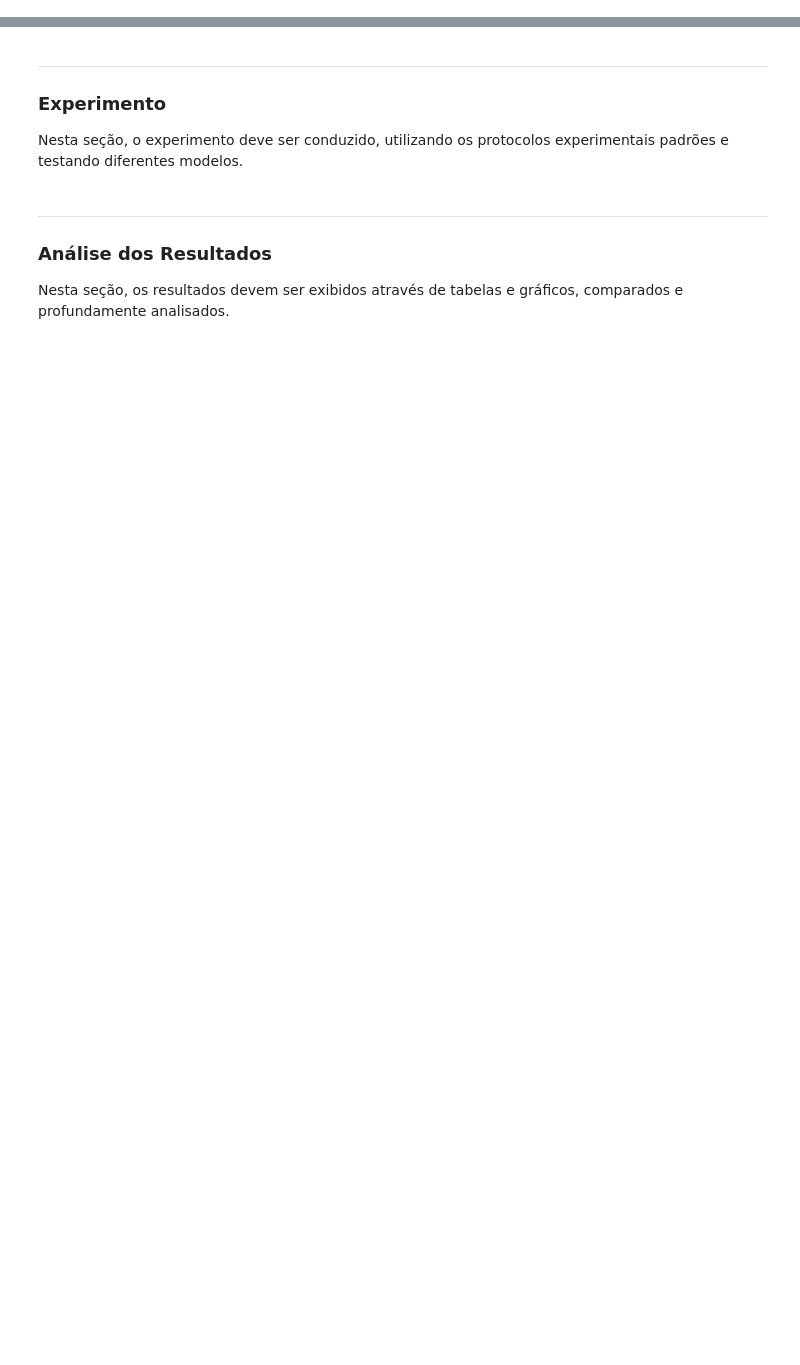
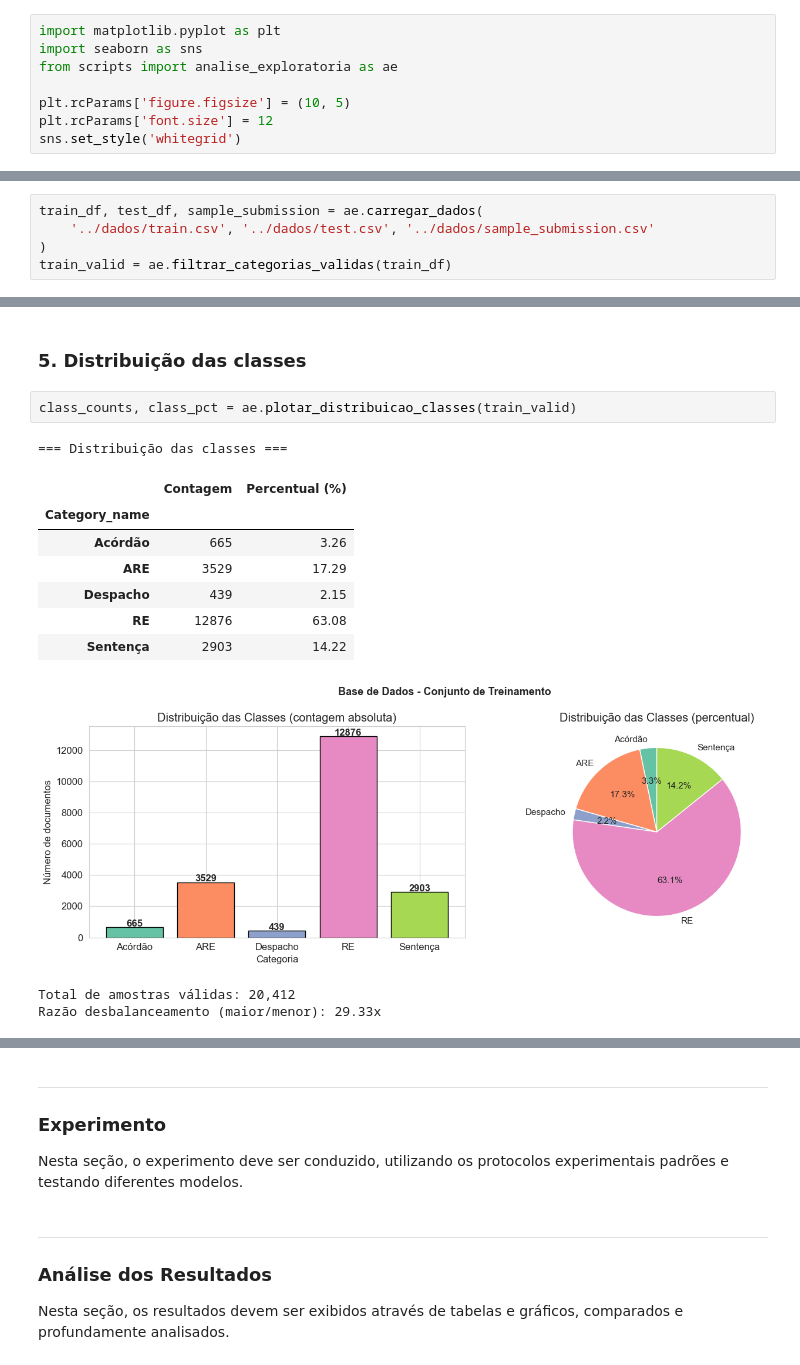
Before and after one commit to GBraga29/ProjetoPLN, a Jupyter notebook: implementacao/main.ipynb, the cells around one changed output, grey strips where cells are left out. Saved outputs shown, nothing was run; the diff lists cells and outputs as text; blank space fills up the shorter version.

```diff
--- a/implementacao/main.ipynb
+++ b/implementacao/main.ipynb
@@ -21,0 +24,8 @@ Nesta seção, deve ser feita a leitura da base de dados e todas as análises ne
+# %%
+import matplotlib.pyplot as plt
+import seaborn as sns
+from scripts import analise_exploratoria as ae
+
+plt.rcParams['figure.figsize'] = (10, 5)
+plt.rcParams['font.size'] = 12
+sns.set_style('whitegrid')
@@ -21,0 +34,5 @@ Nesta seção, deve ser feita a leitura da base de dados e todas as análises ne
+# %%
+train_df, test_df, sample_submission = ae.carregar_dados(
+    '../dados/train.csv', '../dados/test.csv', '../dados/sample_submission.csv'
+)
+train_valid = ae.filtrar_categorias_validas(train_df)
@@ -21,0 +149,16 @@ Nesta seção, deve ser feita a leitura da base de dados e todas as análises ne
+# %% [markdown]
+### 5. Distribuição das classes
+# %%
+class_counts, class_pct = ae.plotar_distribuicao_classes(train_valid)
+# %% [output]
+=== Distribuição das classes ===
+|  | Contagem | Percentual (%) |
+| Category_name |  |  |
+| Acórdão | 665 | 3.26 |
+| ARE | 3529 | 17.29 |
+| Despacho | 439 | 2.15 |
+| RE | 12876 | 63.08 |
+| Sentença | 2903 | 14.22 |
+[figure, added]
+Total de amostras válidas: 20,412
+Razão desbalanceamento (maior/menor): 29.33x
```
Also changed, not shown: parts of 30 cells of this notebook, 8 other files.
